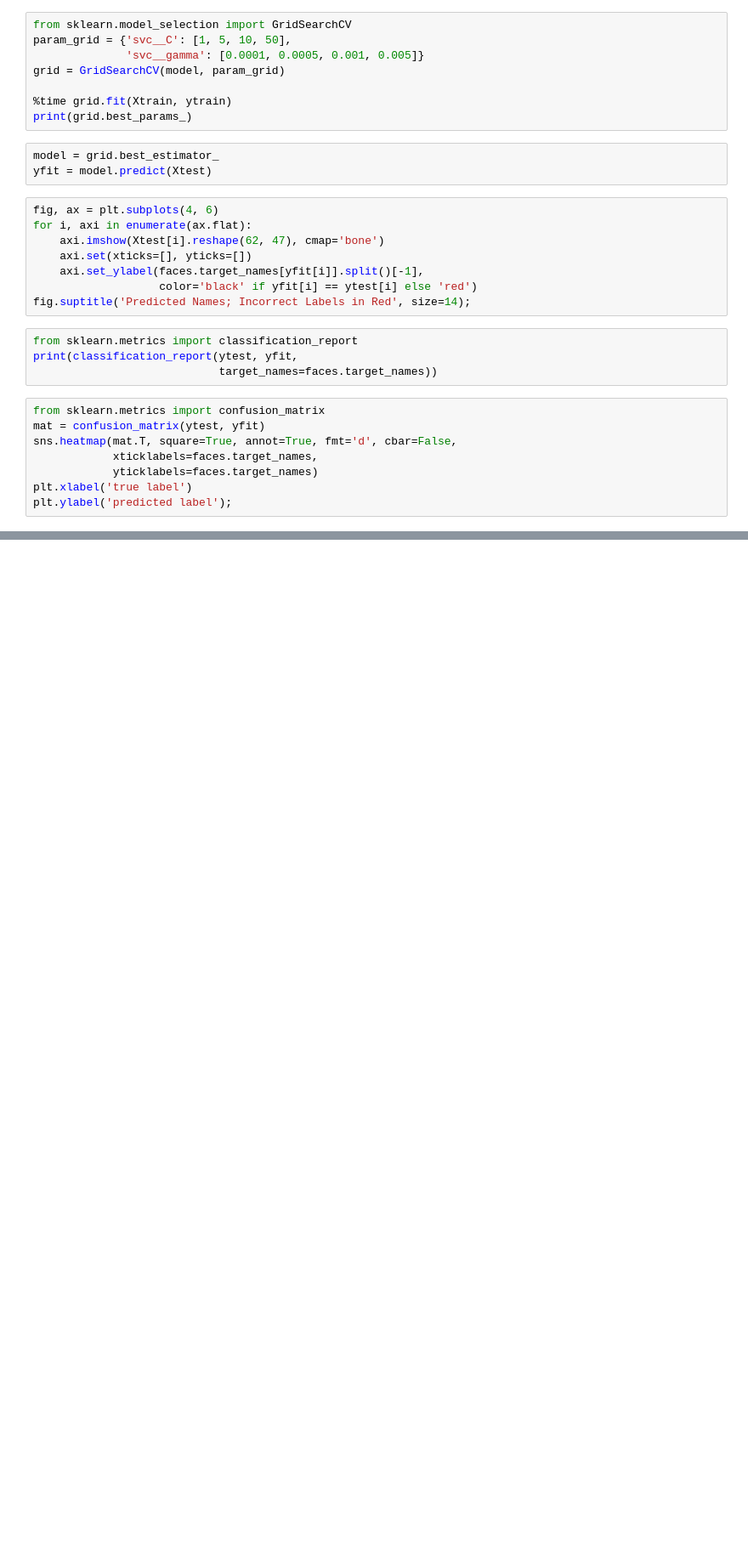
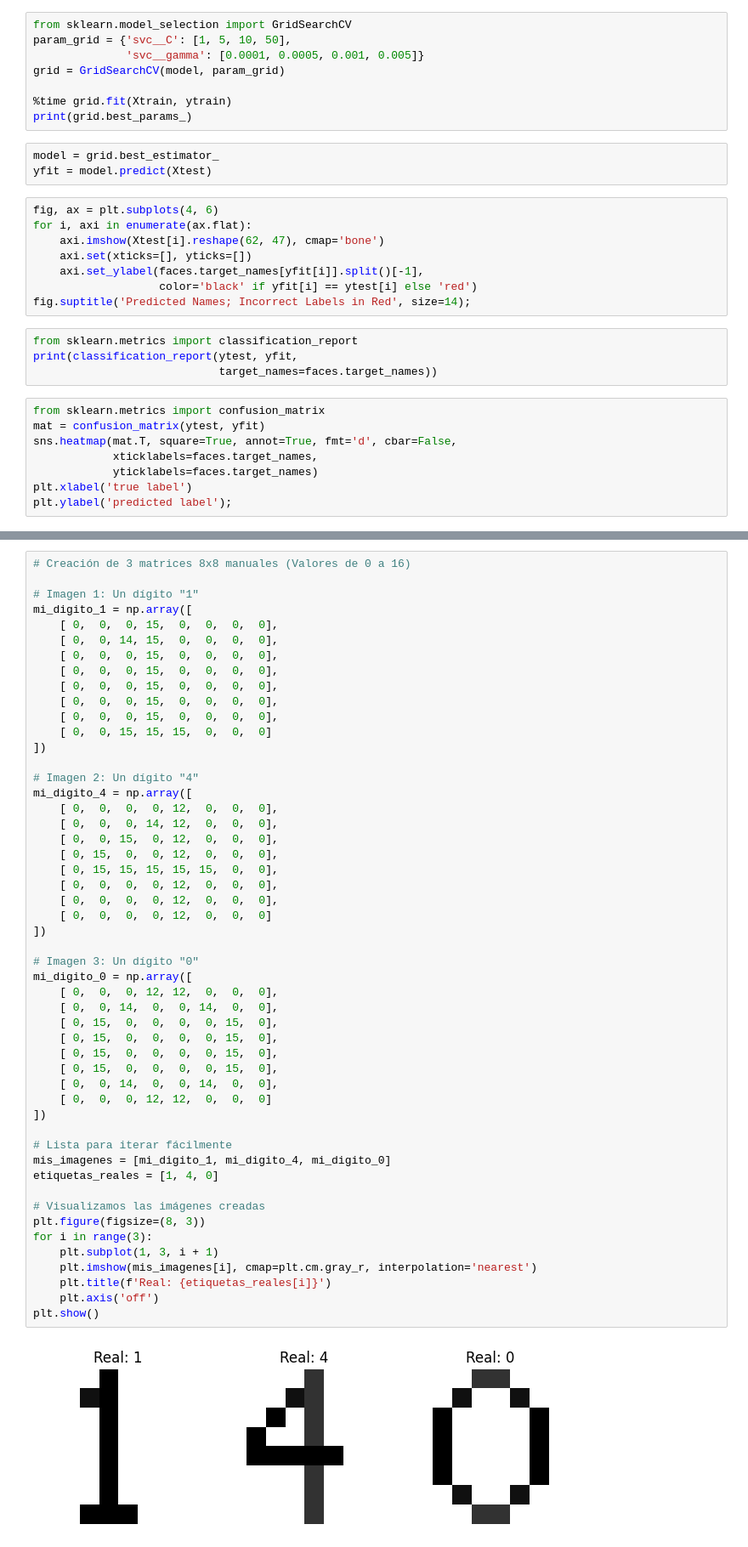
Before and after one commit to omaralonsoinfo/MineriaDeDatos, a Jupyter notebook: Mineria_De_Datos.ipynb, the cells around one changed output, grey strips where cells are left out. Shown at 85% size. Cells and saved outputs as stored; diff of their text form; blank space fills up the shorter version.

```diff
--- a/Mineria_De_Datos.ipynb
+++ b/Mineria_De_Datos.ipynb
@@ -2144,0 +2209,53 @@ plt.ylabel('predicted label');
+# %%
+# Creación de 3 matrices 8x8 manuales (Valores de 0 a 16)
+
+# Imagen 1: Un dígito "1"
+mi_digito_1 = np.array([
+    [ 0,  0,  0, 15,  0,  0,  0,  0],
+    [ 0,  0, 14, 15,  0,  0,  0,  0],
+    [ 0,  0,  0, 15,  0,  0,  0,  0],
+    [ 0,  0,  0, 15,  0,  0,  0,  0],
+    [ 0,  0,  0, 15,  0,  0,  0,  0],
+    [ 0,  0,  0, 15,  0,  0,  0,  0],
+    [ 0,  0,  0, 15,  0,  0,  0,  0],
+    [ 0,  0, 15, 15, 15,  0,  0,  0]
+])
+
+# Imagen 2: Un dígito "4"
+mi_digito_4 = np.array([
+    [ 0,  0,  0,  0, 12,  0,  0,  0],
+    [ 0,  0,  0, 14, 12,  0,  0,  0],
+    [ 0,  0, 15,  0, 12,  0,  0,  0],
+    [ 0, 15,  0,  0, 12,  0,  0,  0],
+    [ 0, 15, 15, 15, 15, 15,  0,  0],
+    [ 0,  0,  0,  0, 12,  0,  0,  0],
+    [ 0,  0,  0,  0, 12,  0,  0,  0],
+    [ 0,  0,  0,  0, 12,  0,  0,  0]
+])
+
+# Imagen 3: Un dígito "0"
+mi_digito_0 = np.array([
+    [ 0,  0,  0, 12, 12,  0,  0,  0],
+    [ 0,  0, 14,  0,  0, 14,  0,  0],
+    [ 0, 15,  0,  0,  0,  0, 15,  0],
+    [ 0, 15,  0,  0,  0,  0, 15,  0],
+    [ 0, 15,  0,  0,  0,  0, 15,  0],
+    [ 0, 15,  0,  0,  0,  0, 15,  0],
+    [ 0,  0, 14,  0,  0, 14,  0,  0],
+    [ 0,  0,  0, 12, 12,  0,  0,  0]
+])
+
+# Lista para iterar fácilmente
+mis_imagenes = [mi_digito_1, mi_digito_4, mi_digito_0]
+etiquetas_reales = [1, 4, 0]
+
+# Visualizamos las imágenes creadas
+plt.figure(figsize=(8, 3))
+for i in range(3):
+    plt.subplot(1, 3, i + 1)
+    plt.imshow(mis_imagenes[i], cmap=plt.cm.gray_r, interpolation='nearest')
+    plt.title(f'Real: {etiquetas_reales[i]}')
+    plt.axis('off')
+plt.show()
+# %% [output]
+[figure, added]
```
Also changed, not shown: parts of 4 cells of this notebook.
